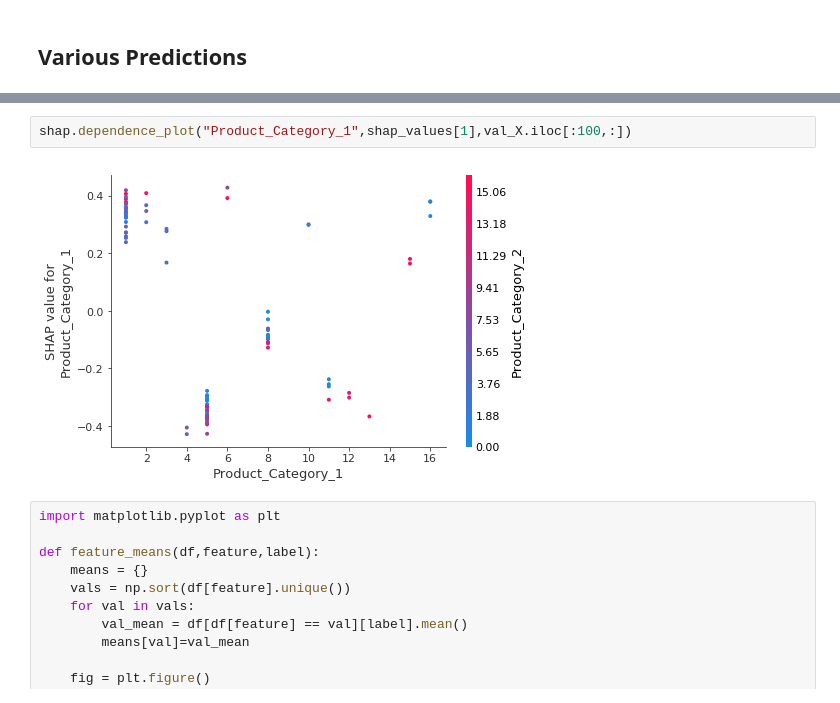
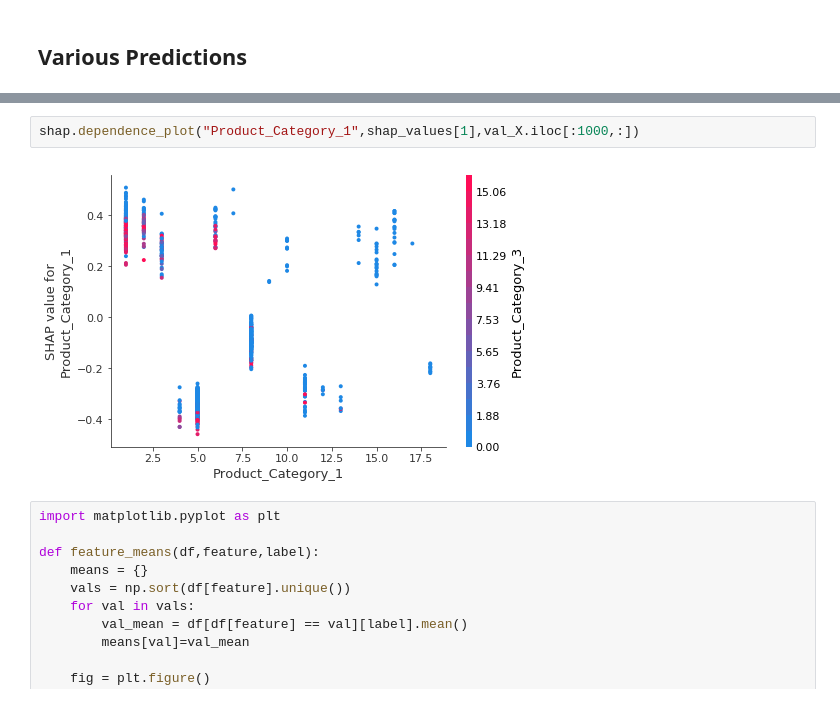
Before and after one commit to cjherman6/black_friday, a Jupyter notebook: Black_Friday2.ipynb, the cells around one changed output, grey strips where cells are left out. Drawn from its saved outputs; the diff is of its cells as text.

```diff
--- a/Black_Friday2.ipynb
+++ b/Black_Friday2.ipynb
@@ -155,9 +155,9 @@ shap.force_plot(explainer.expected_value[1], shap_values[1], val_X.iloc[:100,:])
 # %% [output]
 [interactive output not drawn]
 # %%
-shap.dependence_plot("Product_Category_1",shap_values[1],val_X.iloc[:100,:])
+shap.dependence_plot("Product_Category_1",shap_values[1],val_X.iloc[:1000,:])
 # %% [output]
-[figure, old version]
+[figure, new version]
 # %%
 import matplotlib.pyplot as plt
 
```
Also changed, not shown: parts of 6 cells of this notebook, 2 other files.
